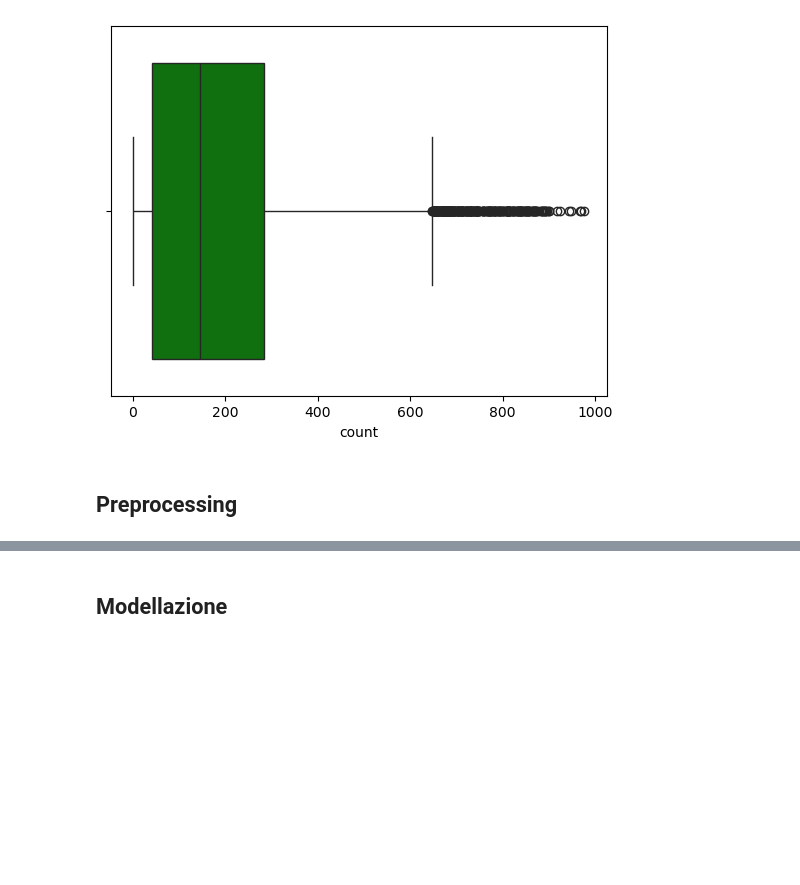
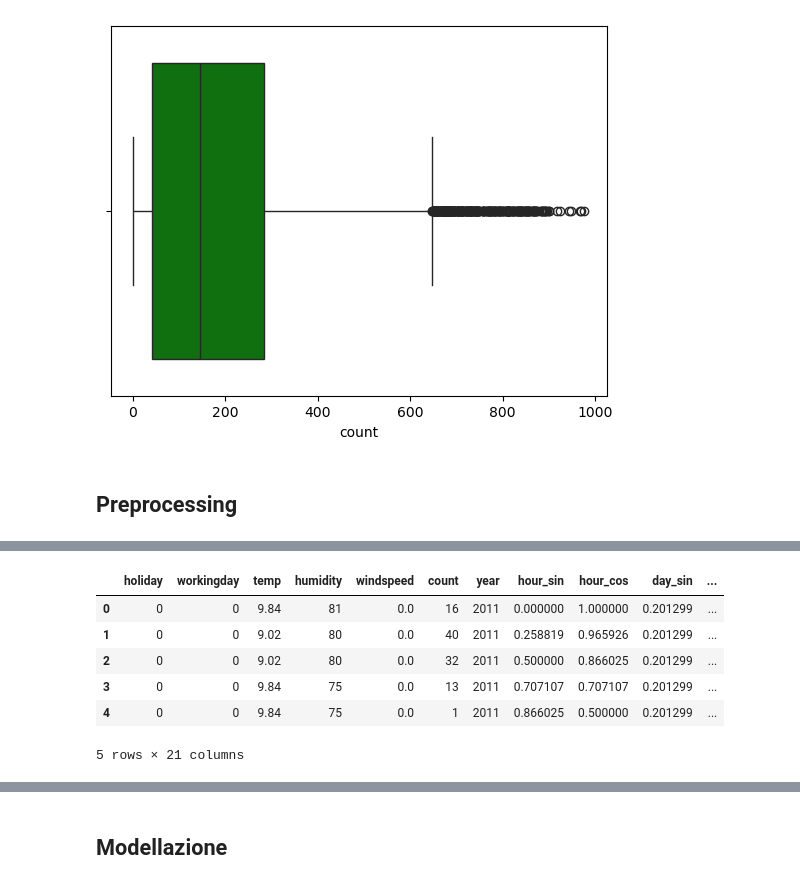
Before and after one commit to SkybunNataliia/Progetto-AI, a Jupyter notebook: report.ipynb, the cells around one changed output, grey strips where cells are left out. Cells and saved outputs as stored; diff of their text form; code cells hidden in the pictures; blank space fills up the shorter version.

```diff
--- a/report.ipynb
+++ b/report.ipynb
@@ -147,0 +181,10 @@ plt.show()
+# %%
+df.head()
+# %% [output]
+|  | holiday | workingday | temp | humidity | windspeed | count | year | hour_sin | hour_cos | day_sin | ... |
+| 0 | 0 | 0 | 9.84 | 81 | 0.0 | 16 | 2011 | 0.000000 | 1.000000 | 0.201299 | ... |
+| 1 | 0 | 0 | 9.02 | 80 | 0.0 | 40 | 2011 | 0.258819 | 0.965926 | 0.201299 | ... |
+| 2 | 0 | 0 | 9.02 | 80 | 0.0 | 32 | 2011 | 0.500000 | 0.866025 | 0.201299 | ... |
+| 3 | 0 | 0 | 9.84 | 75 | 0.0 | 13 | 2011 | 0.707107 | 0.707107 | 0.201299 | ... |
+| 4 | 0 | 0 | 9.84 | 75 | 0.0 | 1 | 2011 | 0.866025 | 0.500000 | 0.201299 | ... |
+5 rows × 21 columns
```
Also changed, not shown: parts of 16 cells of this notebook, 4 other files.
